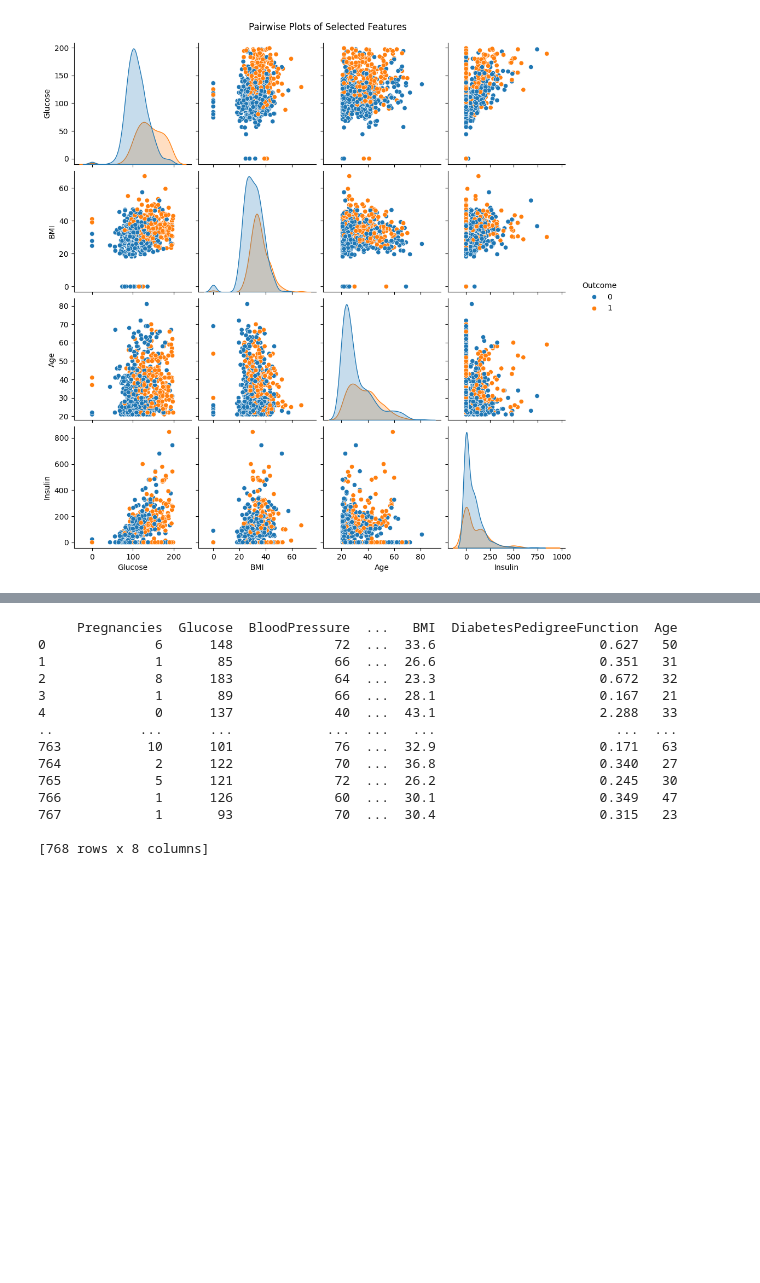
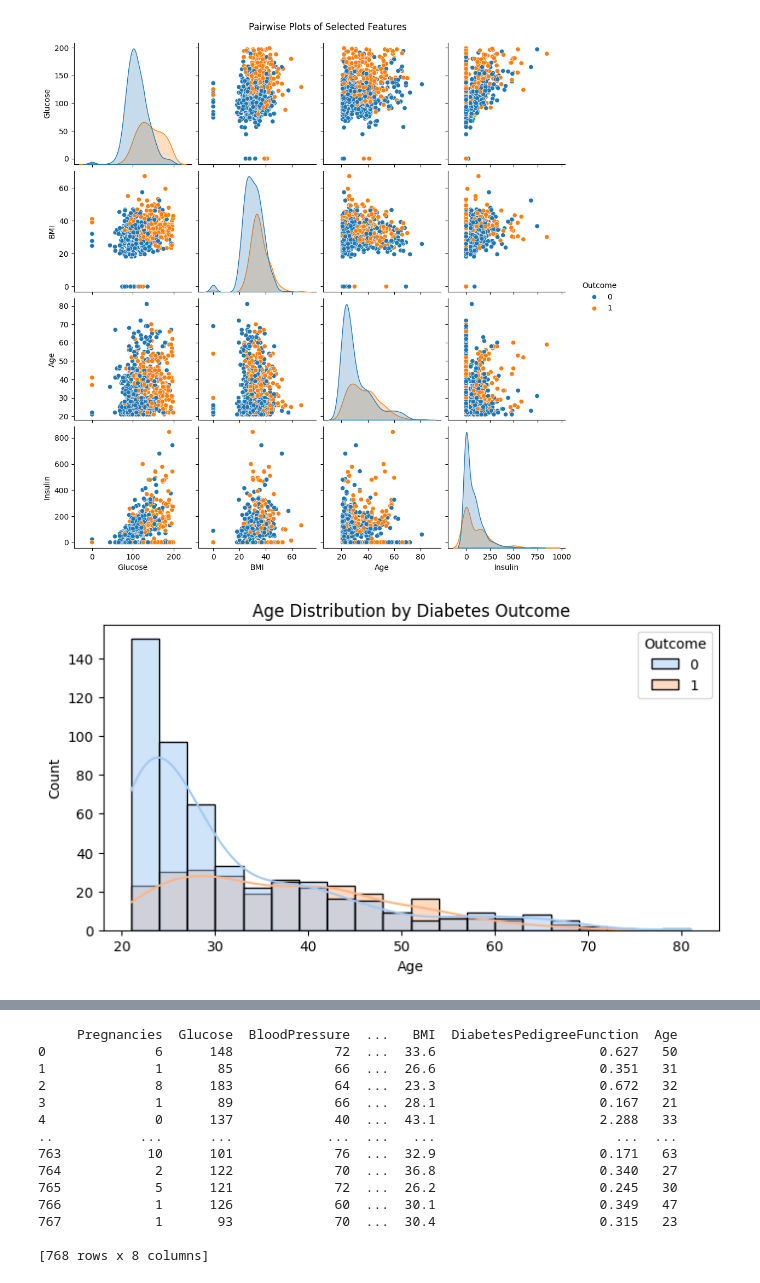
Before and after one commit to samwanyua/Diabetes-Prediction-Project, a Jupyter notebook: Notebooks/diabetes.ipynb, the cells around one changed output, grey strips where cells are left out. Cells and saved outputs as stored; diff of their text form; code cells hidden in the pictures; blank space fills up the shorter version.

Commit message:
data visualization

```diff
--- a/Notebooks/diabetes.ipynb
+++ b/Notebooks/diabetes.ipynb
@@ -92,3 +92,11 @@ plt.suptitle('Pairwise Plots of Selected Features', y=1.02)
 plt.show()
 # %% [output]
 [figure]
+# %%
+# Age distributions
+plt.figure(figsize=(8, 4))
+sns.histplot(data=diabetes_dataset, x='Age', hue='Outcome', bins=20, kde=True, palette='pastel')
+plt.title('Age Distribution by Diabetes Outcome')
+plt.show()
+# %% [output]
+[figure, added]
```
Also changed, not shown: parts of 2 cells of this notebook.
